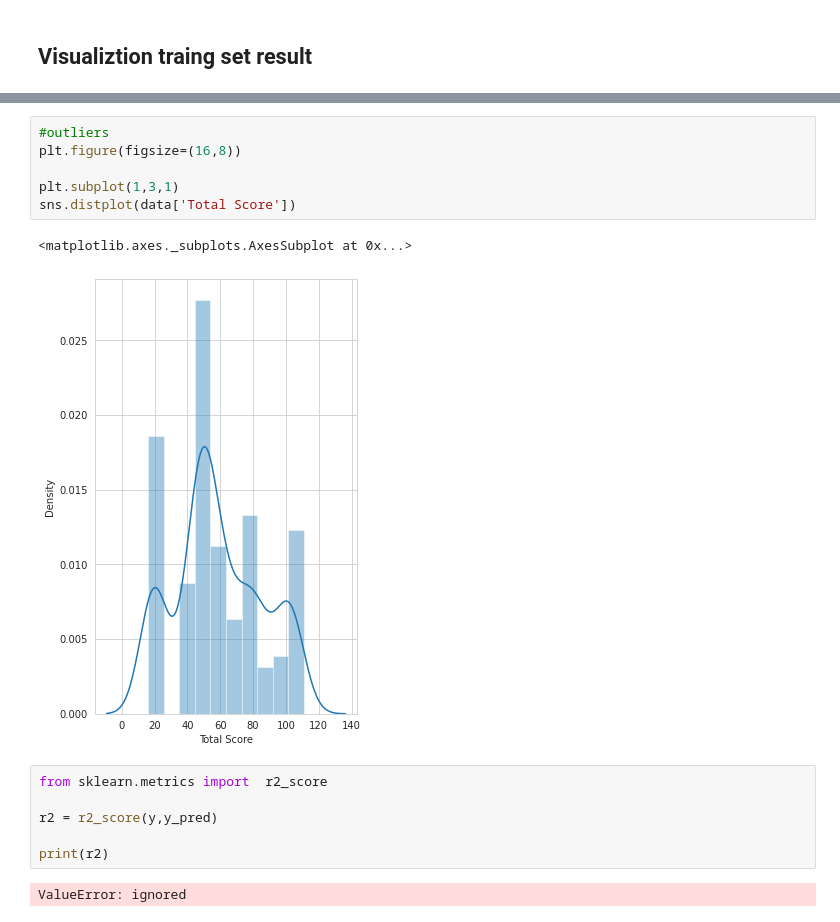
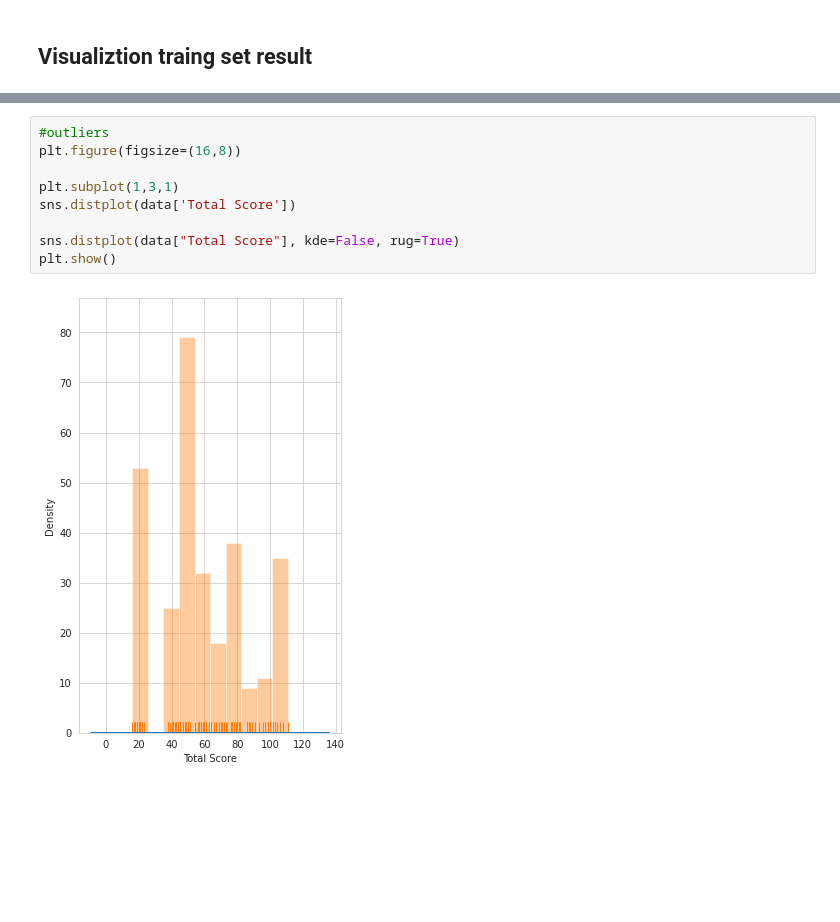
Before and after one commit to Vrushali9-collab/statsmodels-linear-regression, a Jupyter notebook: StudentdataSimpleReg.ipynb, the cells around one changed output, grey strips where cells are left out. Saved outputs shown, nothing was run; the diff lists cells and outputs as text; blank space fills up the shorter version.

```diff
--- a/StudentdataSimpleReg.ipynb
+++ b/StudentdataSimpleReg.ipynb
@@ -168,17 +166,11 @@ Text(0, 0.5, 'Total Score')
 # %%
 #outliers
 plt.figure(figsize=(16,8))
 
 plt.subplot(1,3,1)
 sns.distplot(data['Total Score'])
+
+sns.distplot(data["Total Score"], kde=False, rug=True)
+plt.show()
 # %% [output]
-<matplotlib.axes._subplots.AxesSubplot at 0x...>
-[figure, old version]
+[figure, new version]
-# %%
-from sklearn.metrics import  r2_score
-
-r2 = r2_score(y,y_pred)
-
-print(r2)
-# %% [output]
-ValueError: ignored
```
Also changed, not shown: parts of 21 cells of this notebook.
